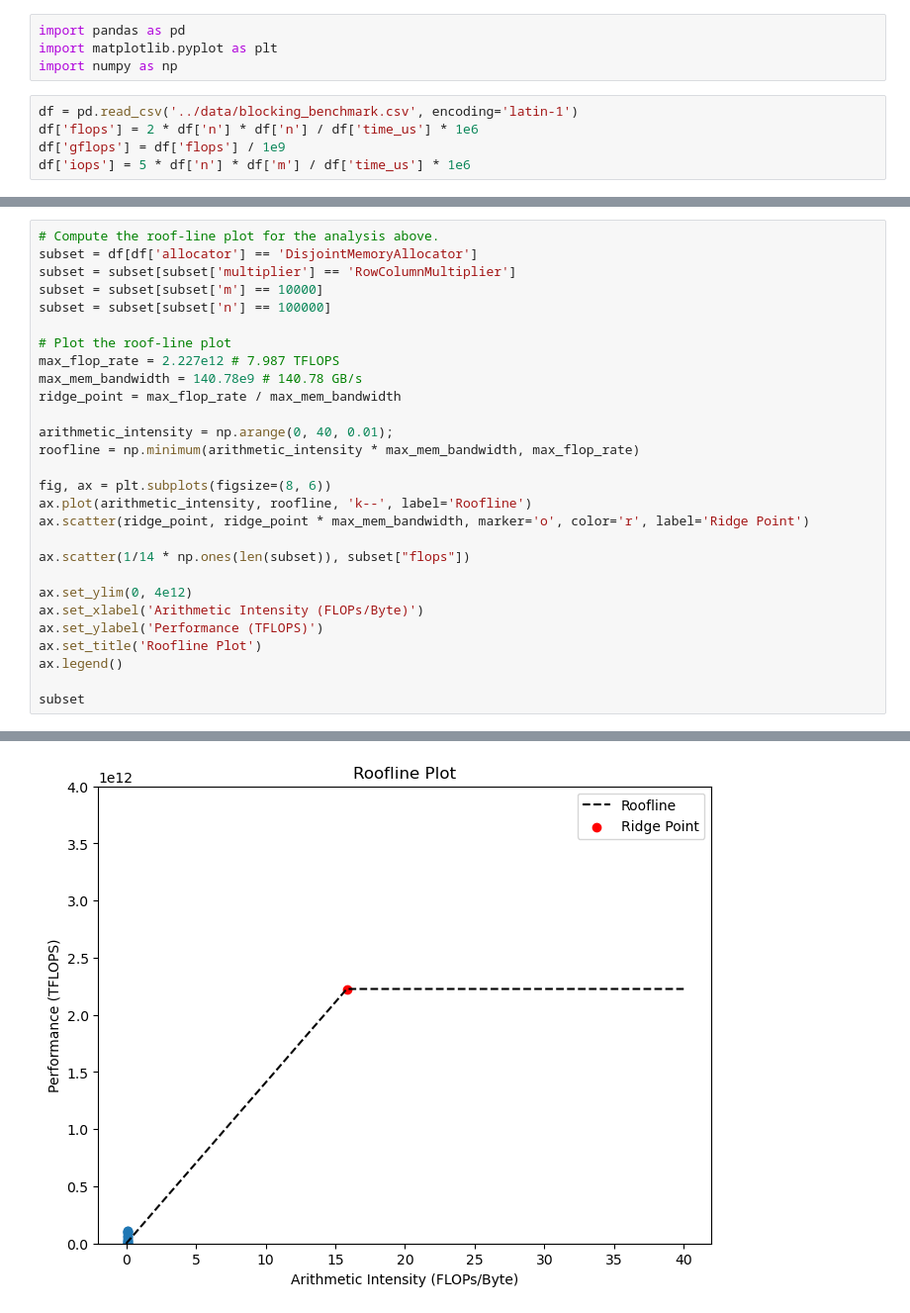
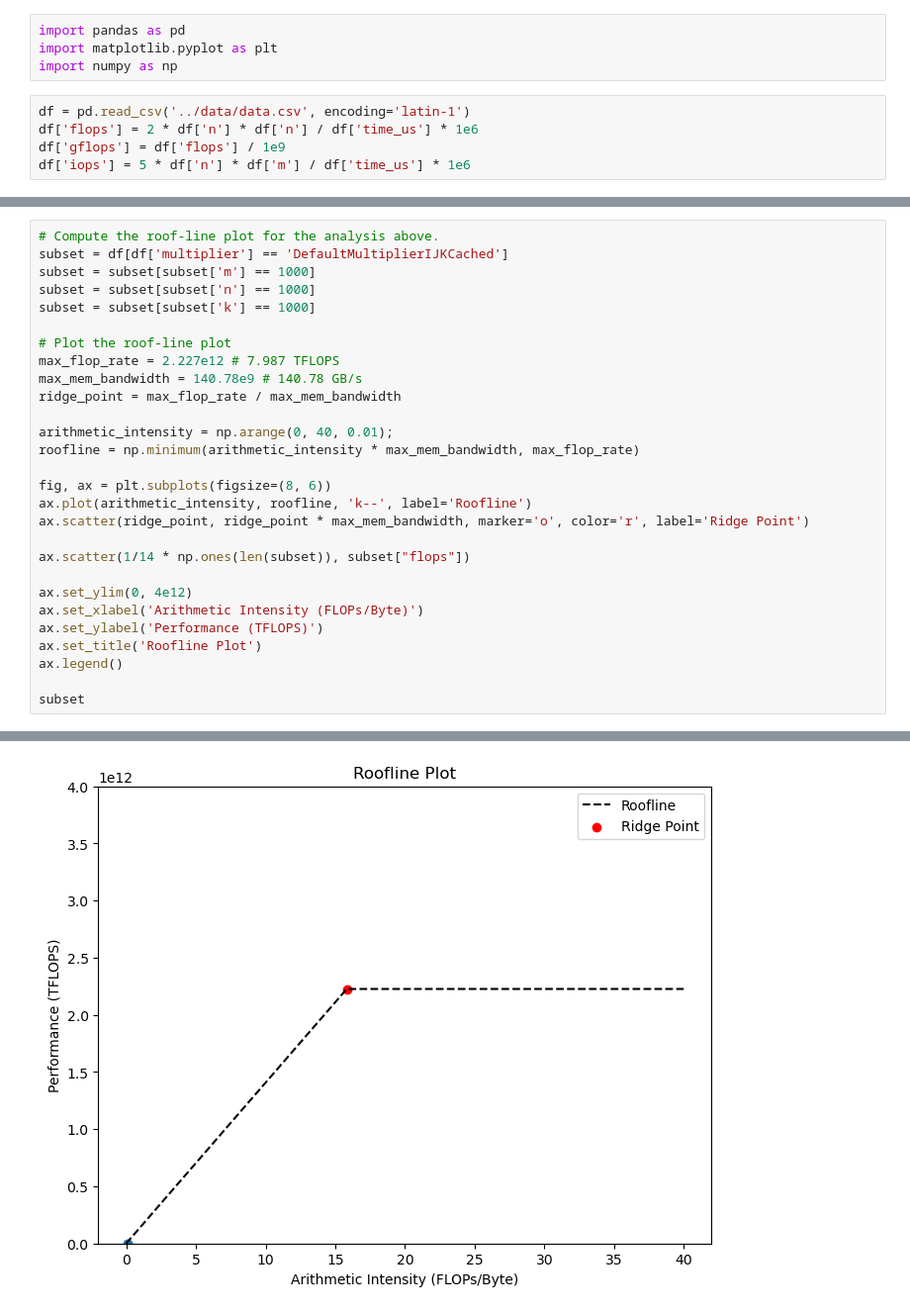
Before and after one commit to RobScheidegger/heterogeneous-computation-homeworks, a Jupyter notebook: homework_2/analysis/APMA2822B Homework 2.ipynb, the cells around one changed output, grey strips where cells are left out. Shown: that part at 99% size. Drawn from its saved outputs; the diff is of its cells as text.

```diff
--- a/homework_2/analysis/APMA2822B Homework 2.ipynb
+++ b/homework_2/analysis/APMA2822B Homework 2.ipynb
@@ -31,7 +30,7 @@ import pandas as pd
 import matplotlib.pyplot as plt
 import numpy as np
 # %%
-df = pd.read_csv('../data/blocking_benchmark.csv', encoding='latin-1')
+df = pd.read_csv('../data/data.csv', encoding='latin-1')
 df['flops'] = 2 * df['n'] * df['n'] / df['time_us'] * 1e6
 df['gflops'] = df['flops'] / 1e9
 df['iops'] = 5 * df['n'] * df['m'] / df['time_us'] * 1e6
@@ -121,9 +104,9 @@ By the example numbers given we should expect the limiting point of the roof-lin
 # %%
 # Compute the roof-line plot for the analysis above.
-subset = df[df['allocator'] == 'DisjointMemoryAllocator']
-subset = subset[subset['multiplier'] == 'RowColumnMultiplier']
-subset = subset[subset['m'] == 10000]
-subset = subset[subset['n'] == 100000]
+subset = df[df['multiplier'] == 'DefaultMultiplierIJKCached']
+subset = subset[subset['m'] == 1000]
+subset = subset[subset['n'] == 1000]
+subset = subset[subset['k'] == 1000]
 
 # Plot the roof-line plot
 max_flop_rate = 2.227e12 # 7.987 TFLOPS
@@ -165 +136 @@ subset
-[figure, old version]
+[figure, new version]
```
Also changed, not shown: parts of 6 cells of this notebook, 4 other files.
